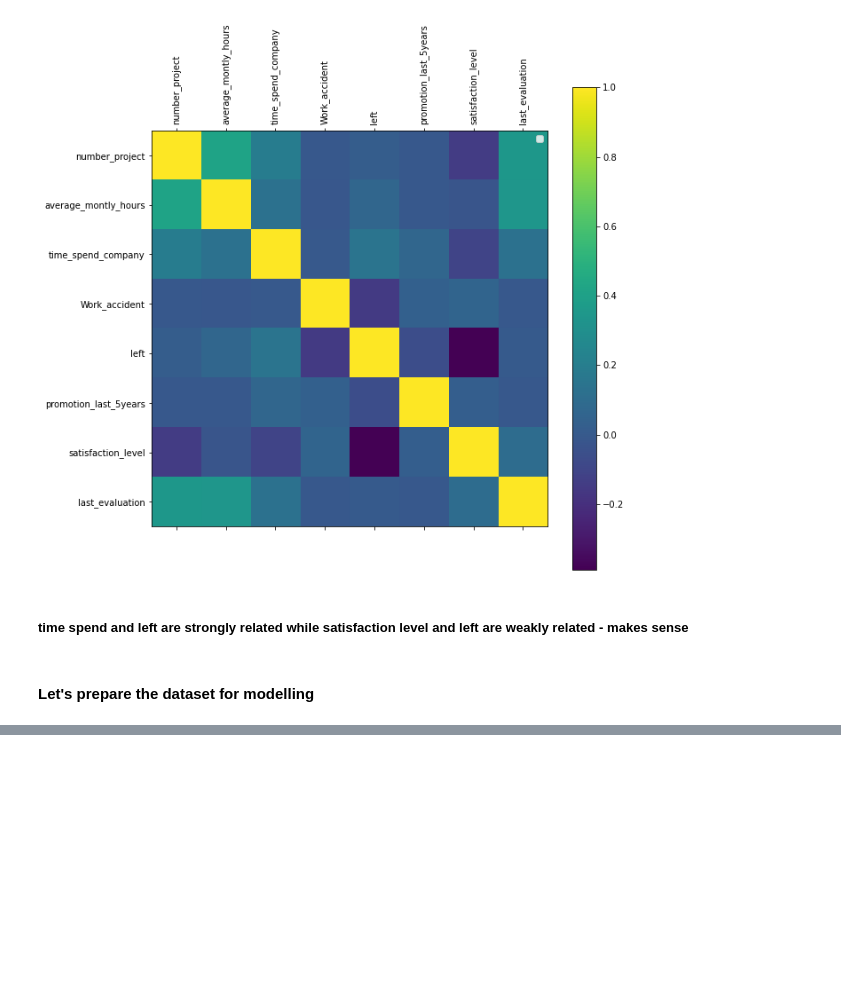
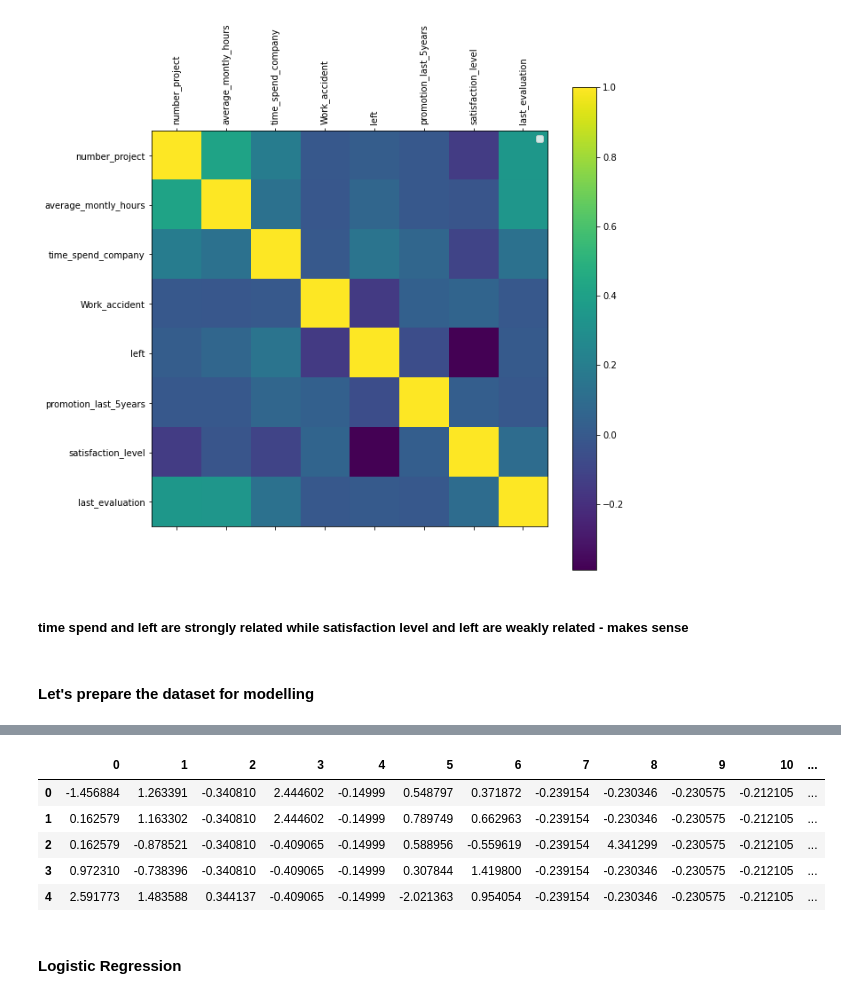
Before and after one commit to keto08/Employee-Retention-Analysis, a Jupyter notebook: Employee_Retention.ipynb, the cells around one changed output, grey strips where cells are left out. Saved outputs shown, nothing was run; the diff lists cells and outputs as text; code cells hidden in the pictures; blank space fills up the shorter version.

```diff
--- a/Employee_Retention.ipynb
+++ b/Employee_Retention.ipynb
@@ -214,0 +277,12 @@ No handles with labels found to put in legend.
+# %%
+df_test = pd.DataFrame(X_test)
+df_test.head()
+# %% [output]
+|  | 0 | 1 | 2 | 3 | 4 | 5 | 6 | 7 | 8 | 9 | 10 | ... |
+| 0 | -1.456884 | 1.263391 | -0.340810 | 2.444602 | -0.14999 | 0.548797 | 0.371872 | -0.239154 | -0.230346 | -0.230575 | -0.212105 | ... |
+| 1 | 0.162579 | 1.163302 | -0.340810 | 2.444602 | -0.14999 | 0.789749 | 0.662963 | -0.239154 | -0.230346 | -0.230575 | -0.212105 | ... |
+| 2 | 0.162579 | -0.878521 | -0.340810 | -0.409065 | -0.14999 | 0.588956 | -0.559619 | -0.239154 | 4.341299 | -0.230575 | -0.212105 | ... |
+| 3 | 0.972310 | -0.738396 | -0.340810 | -0.409065 | -0.14999 | 0.307844 | 1.419800 | -0.239154 | -0.230346 | -0.230575 | -0.212105 | ... |
+| 4 | 2.591773 | 1.483588 | 0.344137 | -0.409065 | -0.14999 | -2.021363 | 0.954054 | -0.239154 | -0.230346 | -0.230575 | -0.212105 | ... |
+# %% [markdown]
+#### Logistic Regression
```
Also changed, not shown: parts of 26 cells of this notebook.
